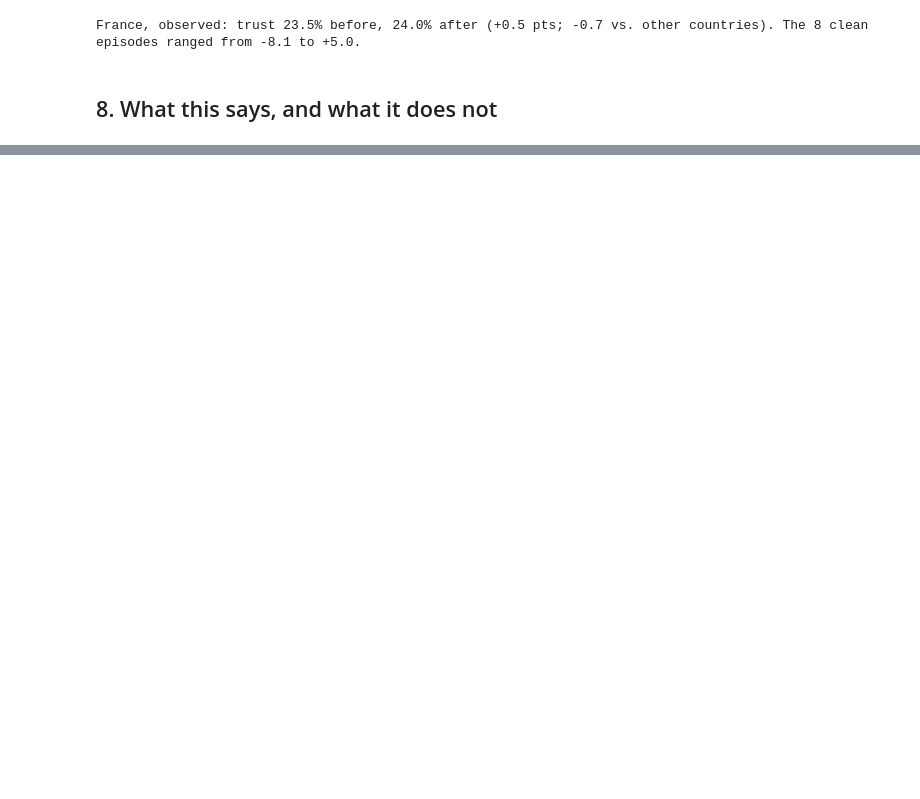
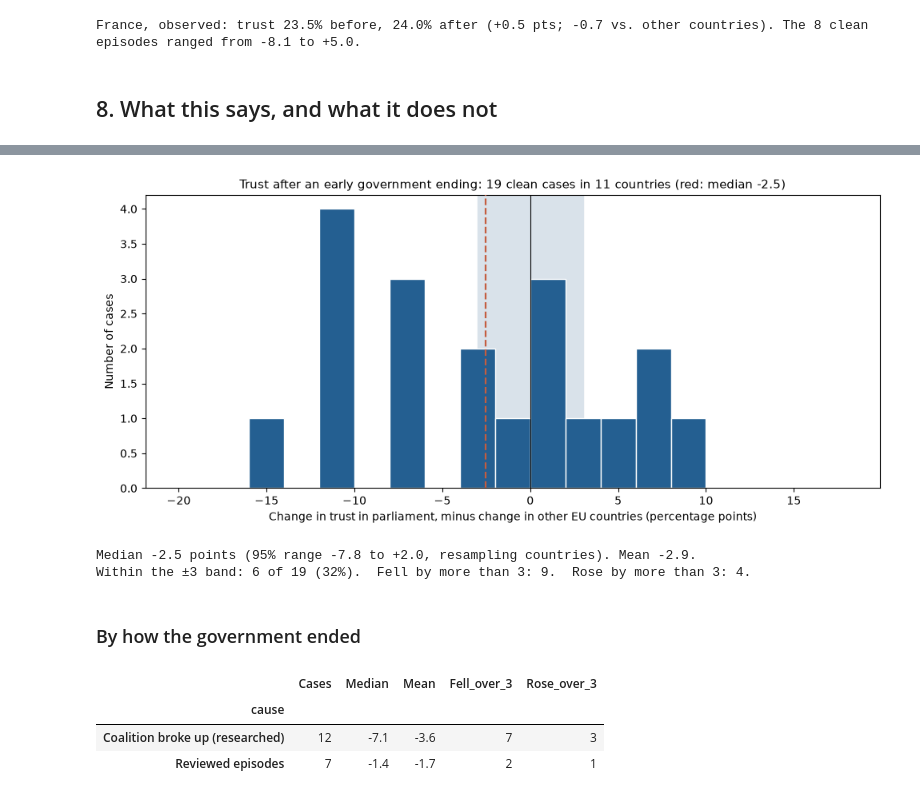
Before and after one commit to Ludusm11/democracy_stress_test, a Jupyter notebook: notebooks/Shock_1_gov_collapse.ipynb, the cells around one changed output, grey strips where cells are left out. Drawn from its saved outputs; the diff is of its cells as text; code cells hidden in the pictures; blank space fills up the shorter version.

```diff
--- a/notebooks/Shock_1_gov_collapse.ipynb
+++ b/notebooks/Shock_1_gov_collapse.ipynb
@@ -314,0 +338,17 @@ Markdown('\n'.join(lines))
+# %%
+b = pd.read_csv(ROOT / 'data/processed/s1_broad_episode_dataset.csv')
+b['flags'] = b['flags'].fillna('')
+b['event_date'] = pd.to_datetime(b.event_date)
+b['episode'] = [f"{COUNTRY.get(r.iso3, r.iso3)} {r.event_date.year}" for r in b.itertuples()]
+bc = b[b.sample_group == 'clean'].reset_index(drop=True)
+bfrance = b[b.sample_group == 'held_out'].iloc[0]
+GROUPS = {'PPEG: cabinet dissension': 'Coalition broke up (researched)', 'government collapse': 'Reviewed episodes'}
+b['cause'] = b.case_group.map(GROUPS)
+bc = b[b.sample_group == 'clean'].reset_index(drop=True)
+tab = (b.groupby(['cause', 'sample_group']).size().unstack(fill_value=0)
+        .reindex(columns=['clean', 'broad_only', 'no_post_wave', 'held_out'], fill_value=0))
+tab['all'] = tab.sum(axis=1)
+tab = tab.sort_values('all', ascending=False)
+tab.loc['All'] = tab.sum()
+print(f"{len(b)} early endings; {len(bc)} are clean (no election or other ending before the 'after' survey) in {bc.iso3.nunique()} countries.")
+tab.rename(columns={'clean': 'Clean (used below)', 'broad_only': 'Election or other ending in between', 'no_post_wave': 'No "after" survey yet', 'held_out': 'France (held out)'})
@@ -314,0 +406,37 @@ Markdown('\n'.join(lines))
+# %%
+v = bc[CHANGE]
+fig, ax = plt.subplots(figsize=(10, 4.6))
+ax.axvspan(-3, 3, color=LIGHT, zorder=0)
+ax.hist(v, bins=np.arange(-20, 20, 2), color=BLUE, edgecolor='white', zorder=2)
+ax.axvline(0, color='black', lw=0.8)
+ax.axvline(v.median(), color=RED, lw=1.6, ls='--', zorder=3)
+ax.set_xlabel('Change in trust in parliament, minus change in other EU countries (percentage points)')
+ax.set_ylabel('Number of cases')
+ax.set_title(f'Trust after an early government ending: {len(v)} clean cases in {bc.iso3.nunique()} countries (red: median {v.median():+.1f})', fontsize=11)
+plt.tight_layout()
+plt.show()
+
+rng = np.random.default_rng(0)
+countries = bc.iso3.unique()
+meds = []
+for _ in range(3000):
+    pick = rng.choice(countries, len(countries))
+    meds.append(np.median(np.concatenate([bc.loc[bc.iso3 == c, CHANGE].values for c in pick])))
+lo, hi = np.percentile(meds, [2.5, 97.5])
+print(f"Median {v.median():+.1f} points (95% range {lo:+.1f} to {hi:+.1f}, resampling countries). Mean {v.mean():+.1f}.")
+print(f"Within the ±3 band: {int((v.abs() <= 3).sum())} of {len(v)} ({(v.abs() <= 3).mean():.0%}).  Fell by more than 3: {int((v < -3).sum())}.  Rose by more than 3: {int((v > 3).sum())}.")
+# %% [output]
+[figure, added]
+Median -2.5 points (95% range -7.8 to +2.0, resampling countries). Mean -2.9.
+Within the ±3 band: 6 of 19 (32%).  Fell by more than 3: 9.  Rose by more than 3: 4.
+# %% [markdown]
+### By how the government ended
+# %%
+by = bc.groupby('cause')[CHANGE].agg(Cases='count', Median='median', Mean='mean', Fell_over_3=lambda x: int((x < -3).sum()), Rose_over_3=lambda x: int((x > 3).sum()))
+by = by.sort_values('Cases', ascending=False)
+by.style.format({'Median': '{:+.1f}', 'Mean': '{:+.1f}'})
+# %% [output]
+|  | Cases | Median | Mean | Fell_over_3 | Rose_over_3 |
+| cause |  |  |  |  |  |
+| Coalition broke up (researched) | 12 | -7.1 | -3.6 | 7 | 3 |
+| Reviewed episodes | 7 | -1.4 | -1.7 | 2 | 1 |
```
Also changed, not shown: parts of 36 cells of this notebook, 10 other files.
